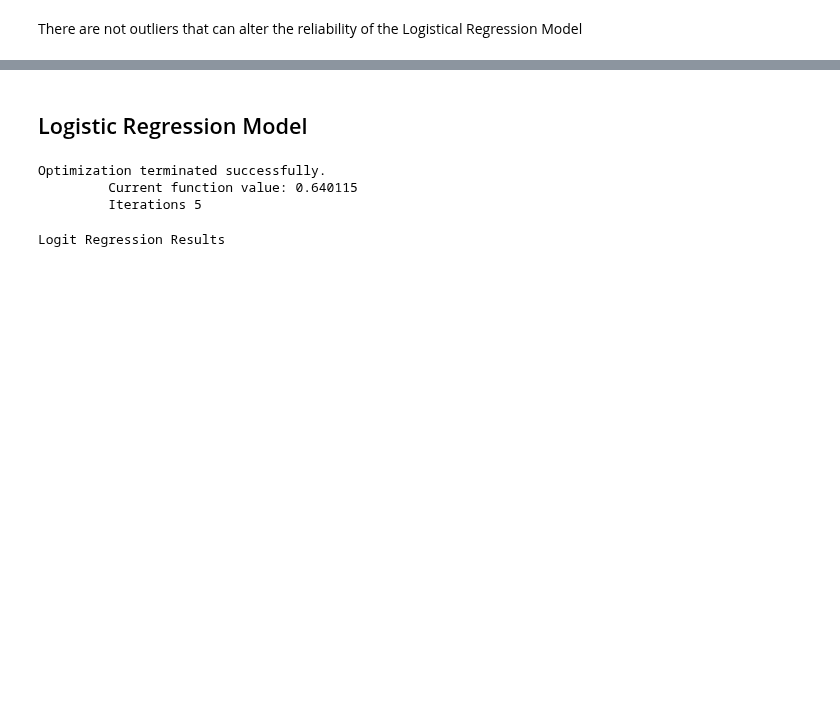
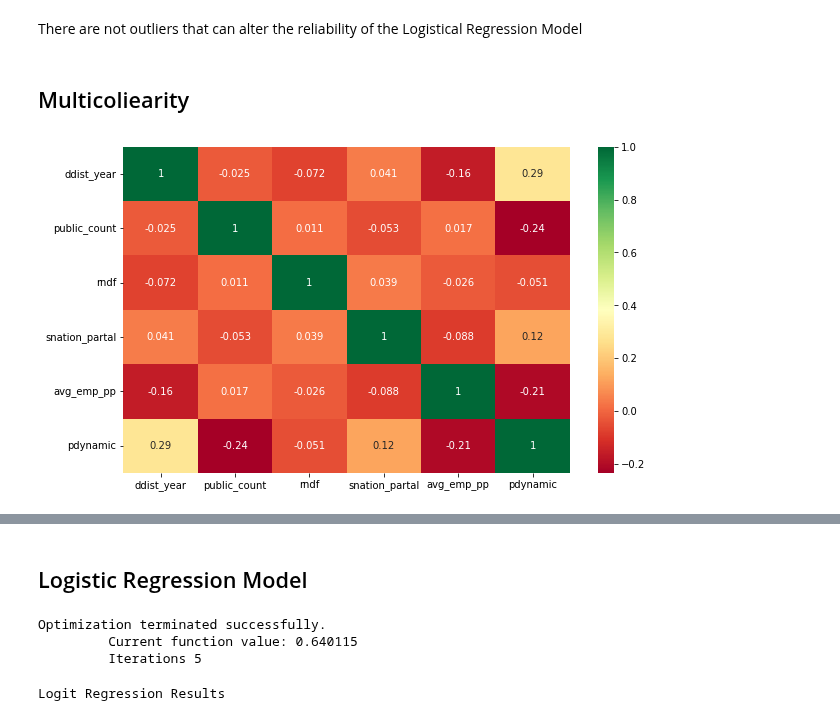
Before and after one commit to bang-a-coder/thesis-analysis, a Jupyter notebook: H2/h2c-model.ipynb, the cells around one changed output, grey strips where cells are left out. Saved outputs shown, nothing was run; the diff lists cells and outputs as text; code cells hidden in the pictures; blank space fills up the shorter version.

```diff
--- a/H2/h2c-model.ipynb
+++ b/H2/h2c-model.ipynb
@@ -250,3 +244,12 @@ pdynamic              0.0
 Name: 178, dtype: float64
 # %% [markdown]
 There are not outliers that can alter the reliability of the Logistical Regression Model
+# %% [markdown]
+## Multicoliearity
+# %%
+corrMatrix = X.corr()
+plt.subplots(figsize=(10, 6))
+sns.heatmap(corrMatrix, annot=True, cmap="RdYlGn")
+plt.show()
+# %% [output]
+[figure, added]
```
Also changed, not shown: parts of 14 cells of this notebook, 1 other file.
